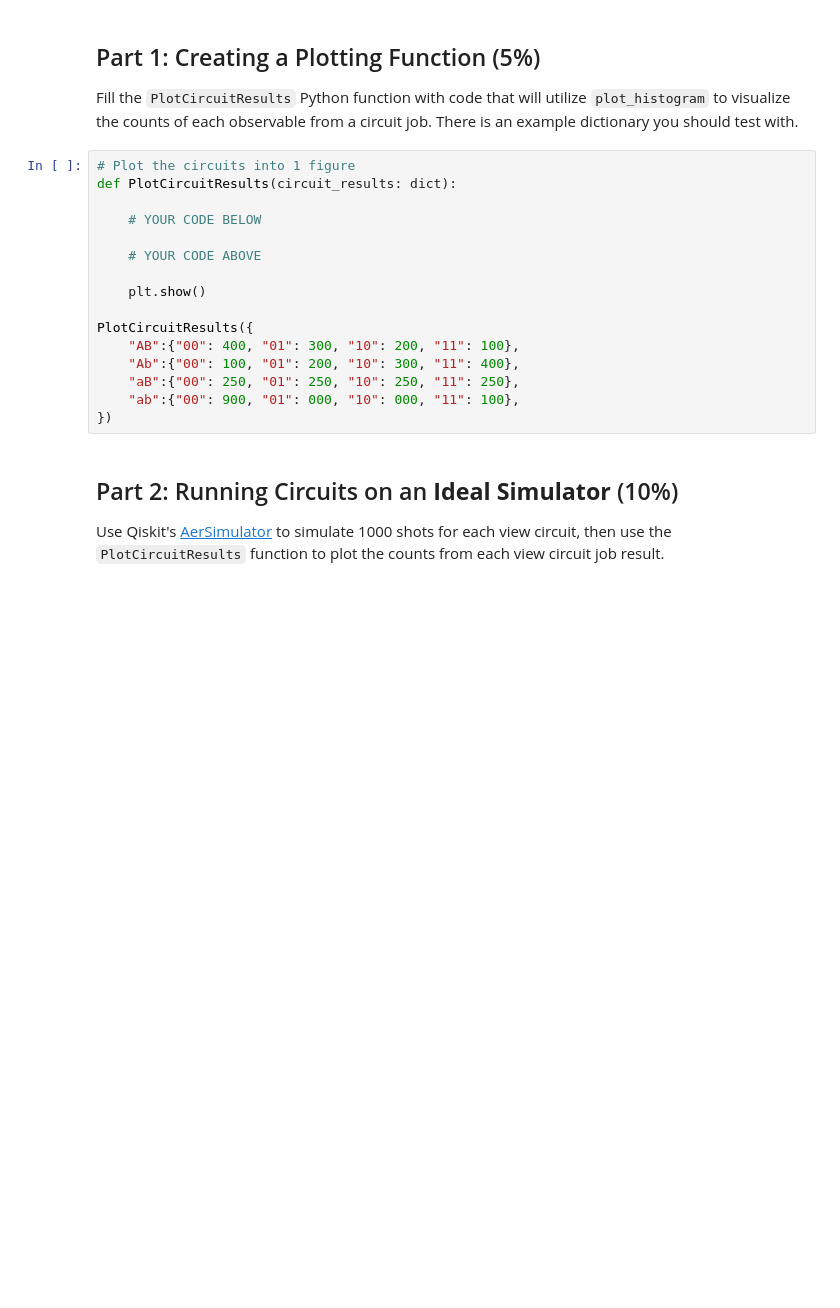
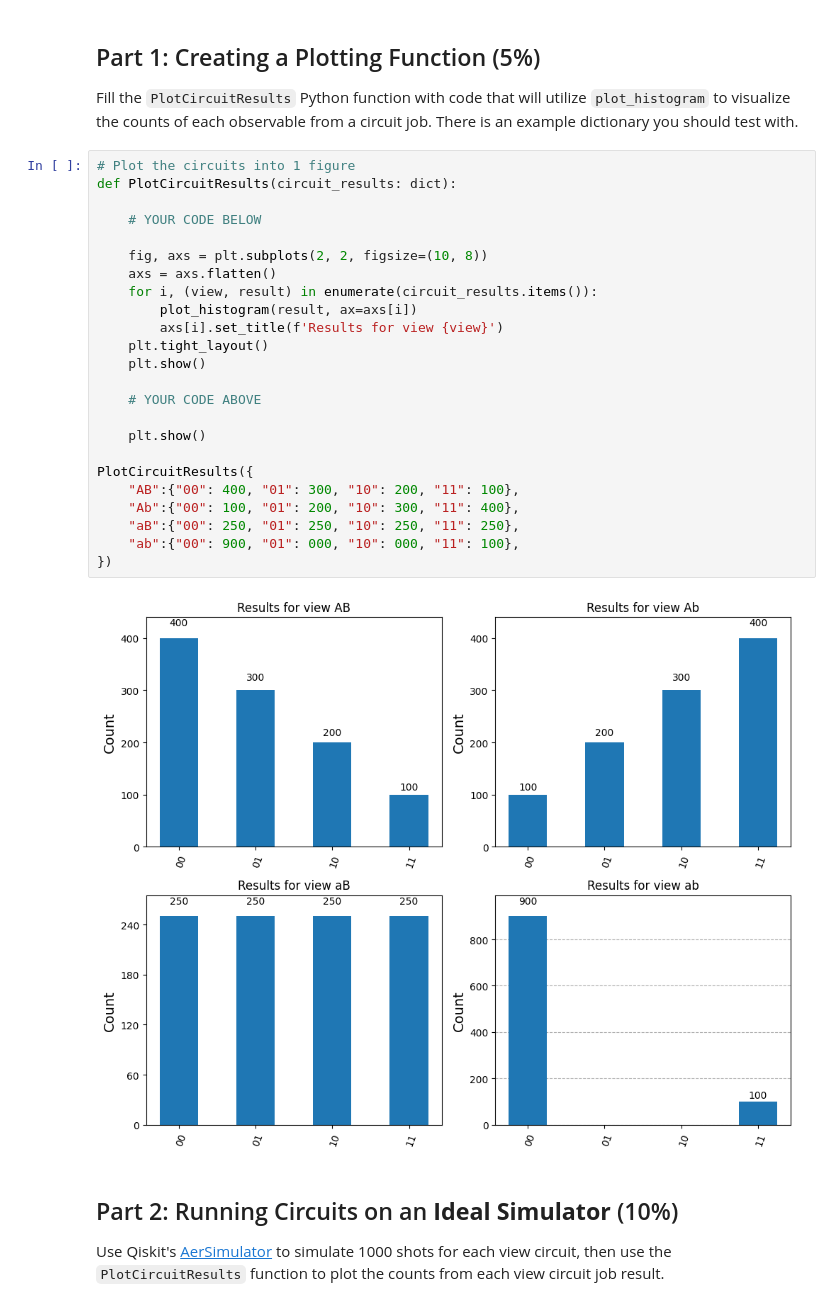
Before and after one commit to LukeJ2024/QuantumComp, a Jupyter notebook: CHSH Inequality Experiments.ipynb, the cells around one changed output. Cells and saved outputs as stored; diff of their text form; blank space fills up the shorter version.

```diff
--- a/CHSH Inequality Experiments.ipynb
+++ b/CHSH Inequality Experiments.ipynb
@@ -180,19 +213,29 @@ Fill the `PlotCircuitResults` Python function with code that will utilize `plot_
 # %%
 # Plot the circuits into 1 figure
 def PlotCircuitResults(circuit_results: dict):
 
     # YOUR CODE BELOW
+
+    fig, axs = plt.subplots(2, 2, figsize=(10, 8))
+    axs = axs.flatten()
+    for i, (view, result) in enumerate(circuit_results.items()):
+        plot_histogram(result, ax=axs[i])
+        axs[i].set_title(f'Results for view {view}')
+    plt.tight_layout()
+    plt.show()
 
     # YOUR CODE ABOVE
 
     plt.show()
 
 PlotCircuitResults({
     "AB":{"00": 400, "01": 300, "10": 200, "11": 100},
     "Ab":{"00": 100, "01": 200, "10": 300, "11": 400},
     "aB":{"00": 250, "01": 250, "10": 250, "11": 250},
     "ab":{"00": 900, "01": 000, "10": 000, "11": 100},
 })
+# %% [output]
+[figure, added]
 # %% [markdown]
 ## Part 2: Running Circuits on an **Ideal Simulator** (10%)
 Use Qiskit's [AerSimulator][1] to simulate 1000 shots for each view circuit, then use the `PlotCircuitResults` function to plot the counts from each view circuit job result.
```
Also changed, not shown: parts of 27 cells of this notebook.
